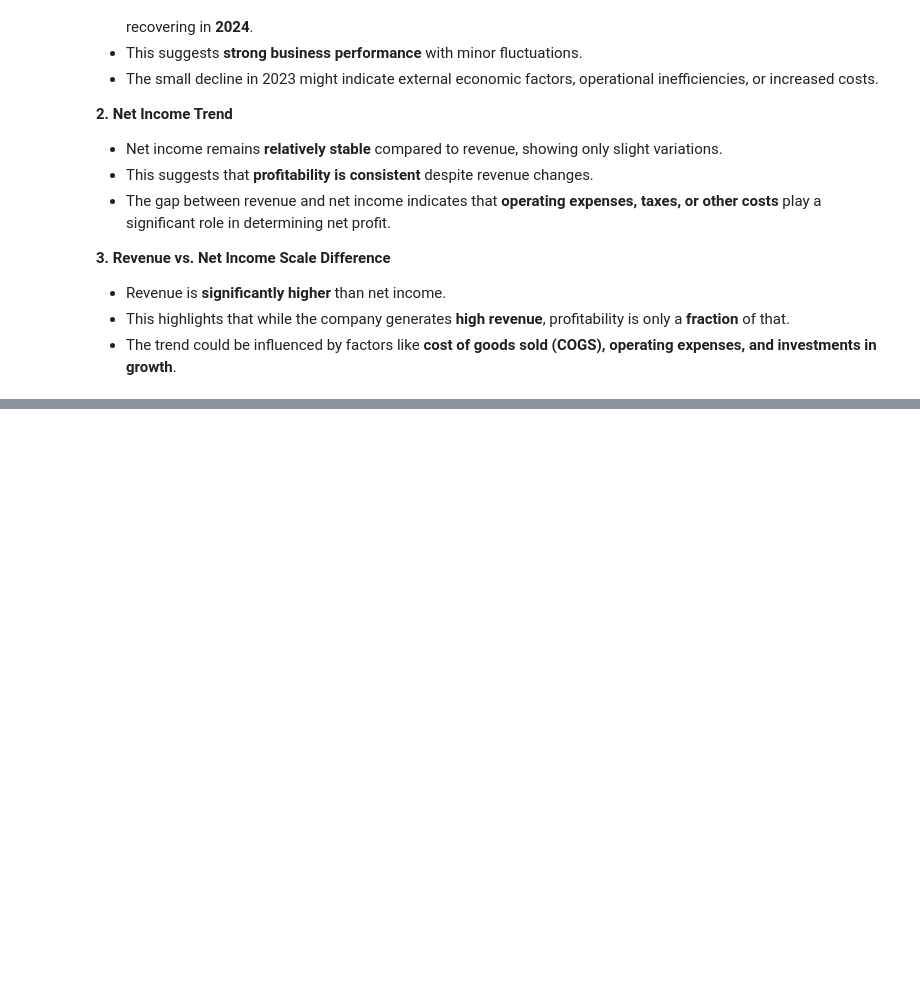
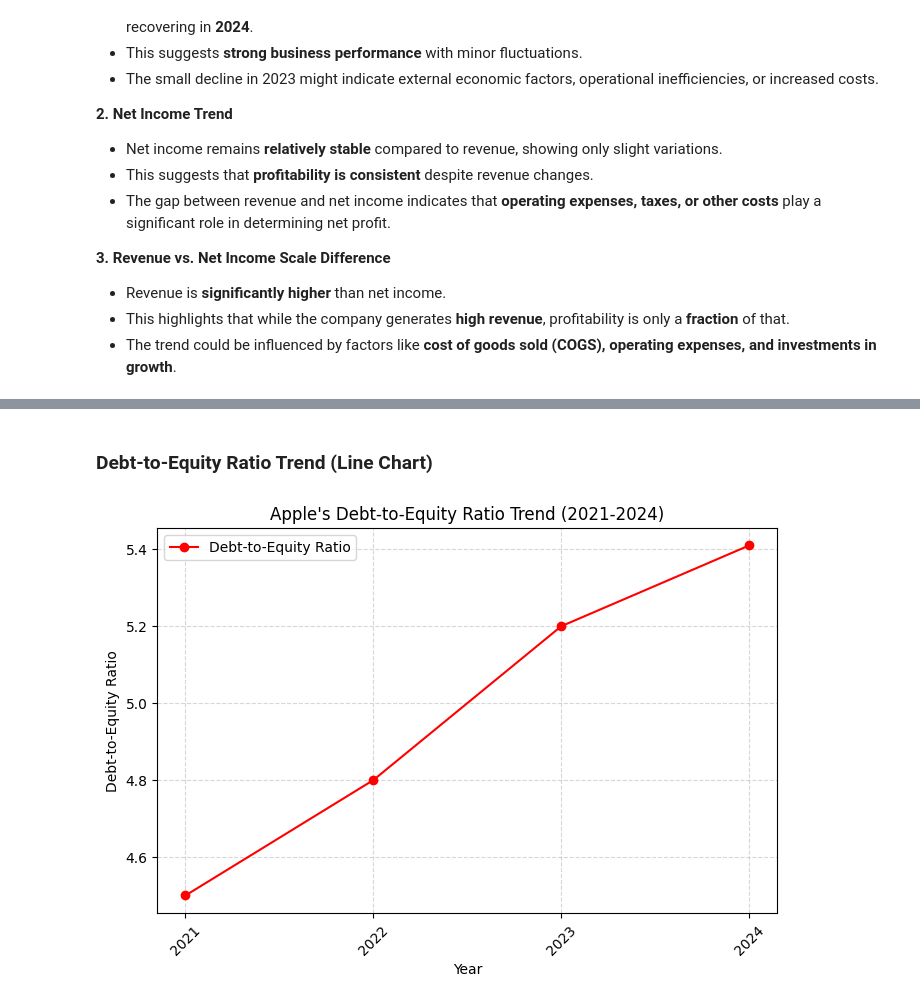
Before and after one commit to bonareri/Financial-Statement-Analysis, a Jupyter notebook: Financial_Statement_Analysis.ipynb, the cells around one changed output, grey strips where cells are left out. Saved outputs shown, nothing was run; the diff lists cells and outputs as text; code cells hidden in the pictures; blank space fills up the shorter version.

```diff
--- a/Financial_Statement_Analysis.ipynb
+++ b/Financial_Statement_Analysis.ipynb
@@ -767,0 +814,22 @@ plt.show()
+# %% [markdown]
+### Debt-to-Equity Ratio Trend (Line Chart)
+# %%
+# Data
+debt_to_equity = [4.5, 4.8, 5.2, 5.41]  # Replace with actual values
+
+# Plot
+plt.figure(figsize=(8, 5))
+plt.plot(years, debt_to_equity, marker='o', linestyle='-', color='red', label="Debt-to-Equity Ratio")
+
+# Labels and Formatting
+plt.ylabel("Debt-to-Equity Ratio")
+plt.xlabel("Year")
+plt.title("Apple's Debt-to-Equity Ratio Trend (2021-2024)")
+plt.xticks(rotation=45)
+plt.legend()
+plt.grid(True, linestyle='--', alpha=0.5)
+
+# Show plot
+plt.show()
+# %% [output]
+[figure, added]
```
Also changed, not shown: parts of 5 cells of this notebook.
